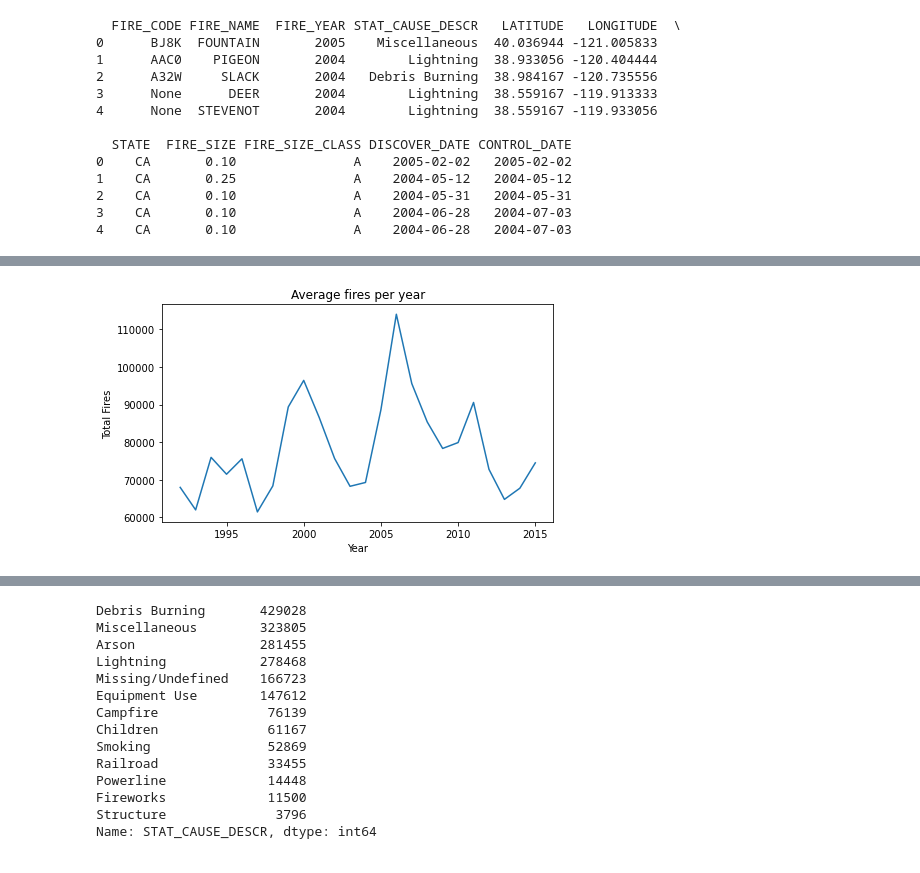
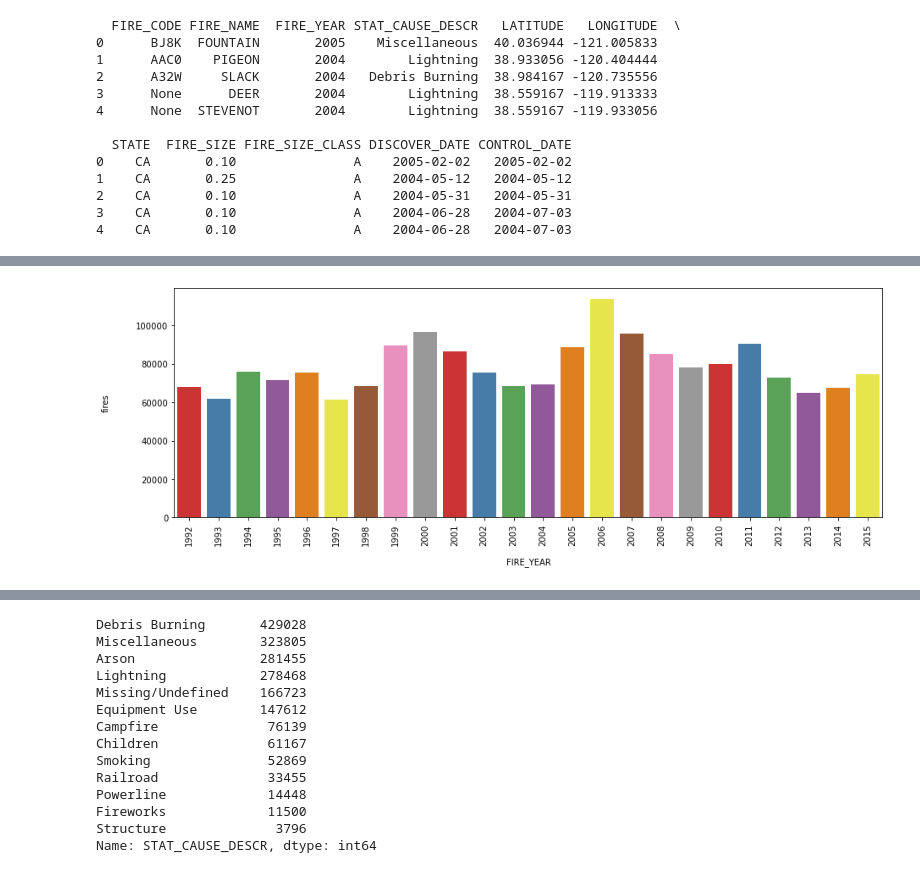
Before and after one commit to HaonanQuan1/Data-Science-WildFire, a Jupyter notebook: Project_Wildfire.ipynb, the cells around one changed output, grey strips where cells are left out. Saved outputs shown, nothing was run; the diff lists cells and outputs as text; code cells hidden in the pictures.

```diff
--- a/Project_Wildfire.ipynb
+++ b/Project_Wildfire.ipynb
@@ -163,15 +191,22 @@ print(data_year)
+# %%
+fig, ax = plt.subplots(figsize=(15,5))
+sns.barplot(x='FIRE_YEAR', y='fires', data=data_year, palette='Set1')
+ax.set_xlabel(ax.get_xlabel(), labelpad=15)
+ax.set_ylabel(ax.get_ylabel(), labelpad=30)
+plt.xticks(rotation=90)
+plt.show()
+# %% [output]
+[figure, added]
 # %%
-count = [67975,61989,75955,71472,75574,61450,68370,89363,96416,86587,75656,68261,69279,88604,114004,95573,85378,78325,79889,90552,72769,64780,67753,74491]
+# count = [67975,61989,75955,71472,75574,61450,68370,89363,96416,86587,75656,68261,69279,88604,114004,95573,85378,78325,79889,90552,72769,64780,67753,74491]
 
-month = [1992,1993,1994,1995,1996,1997,1998,1999,2000,2001,2002,2003,2004,2005,2006,2007,2008,2009,2010,2011,2012,2013,2014,2015]
-fig, ax = plt.subplots(figsize=(7, 4))
+# month = [1992,1993,1994,1995,1996,1997,1998,1999,2000,2001,2002,2003,2004,2005,2006,2007,2008,2009,2010,2011,2012,2013,2014,2015]
+# fig, ax = plt.subplots(figsize=(7, 4))
 
-ax.plot(month,
-        count)
-ax.set(title = "Average fires per year",
-       xlabel = "Year",
-       ylabel = "Total Fires")
-plt.show()
+# ax.plot(month,
+#         count)
+# ax.set(title = "Average fires per year",
+#        xlabel = "Year",
+#        ylabel = "Total Fires")
+# plt.show()
-# %% [output]
-[figure, removed]
 # %%
```
Also changed, not shown: parts of 66 cells of this notebook.
